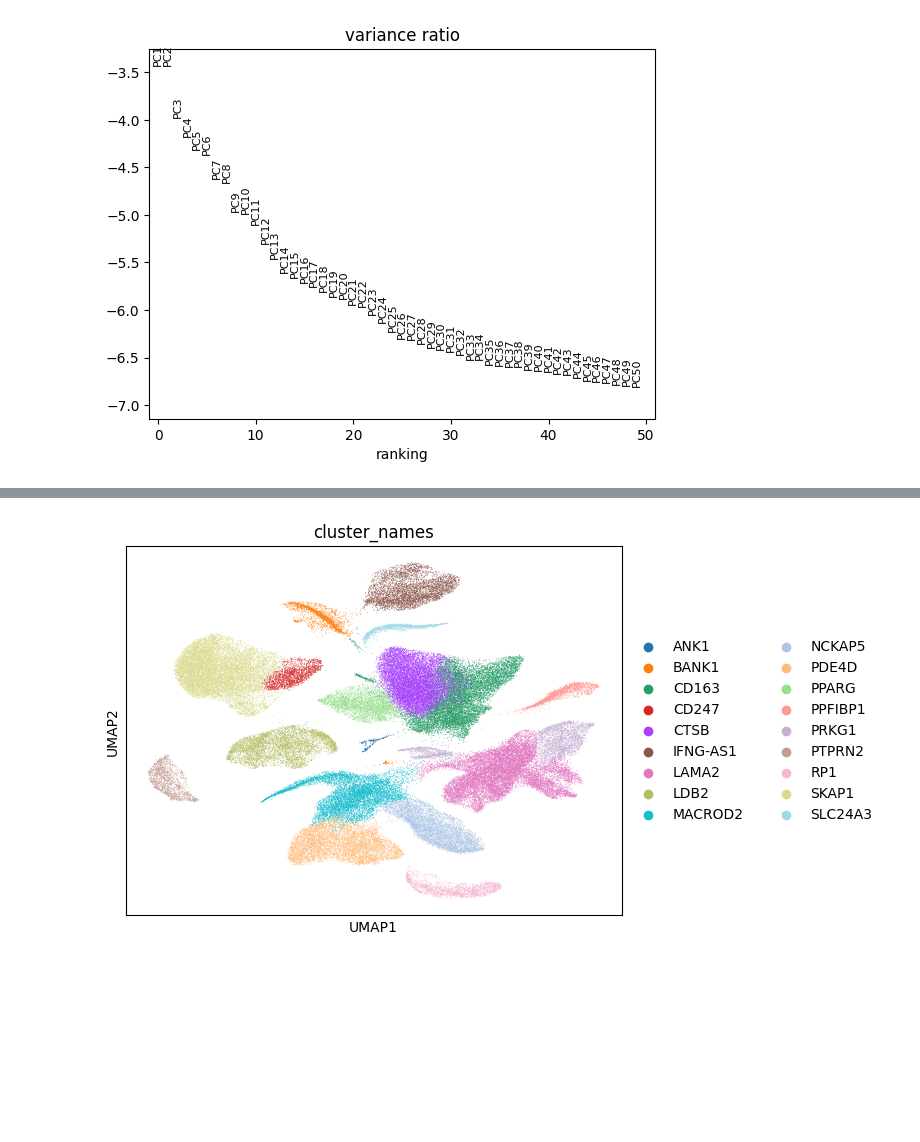
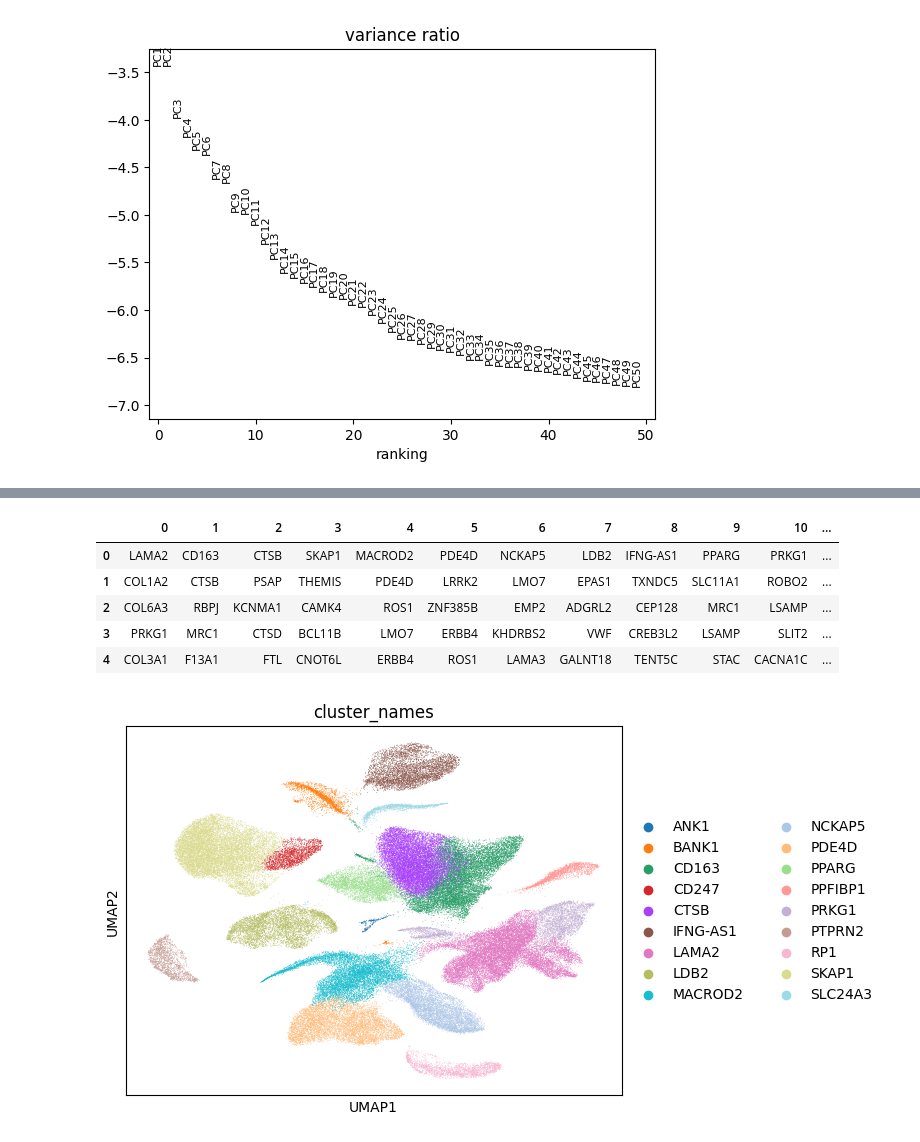
Before and after one commit to GrigorisPapapostolou/Bioinformatics_Project, a Jupyter notebook: main.ipynb, the cells around one changed output, grey strips where cells are left out. Saved outputs shown, nothing was run; the diff lists cells and outputs as text; code cells hidden in the pictures; blank space fills up the shorter version.

```diff
--- a/main.ipynb
+++ b/main.ipynb
@@ -63,4 +50,4 @@ The AnnData object is a fundamental data structure in Scanpy and is used for sto
 # %%
 # adata.write_h5ad('./processed_datasets/initial_dataset.h5ad')
 # %%
-adata = sc.read_h5ad('initial_dataset.h5ad')
+adata = sc.read_h5ad('./processed_datasets/initial_dataset.h5ad')
@@ -354,7 +335,7 @@ adata.write_h5ad('normalized_dataset.h5ad')
 
 Principal Component Analysis (PCA) is a statistical technique used to **reduce the dimensionality** of a dataset while **retaining as much variability as possible**. This is achieved by transforming the original variables into a new set of variables, which are orthogonal (as each principal component is uncorrelated with the others) and are ordered so that the first few retain most of the variation present in all of the original variables.
 # %%
-adata = sc.read_h5ad('normalized_dataset.h5ad')
+adata = sc.read_h5ad('./processed_datasets/normalized_dataset.h5ad')
 # %%
 # Performs PCA on the dataset to reduce dimensionality
 
@@ -435,7 +373,0 @@ model.save('./model.model')
-# %%
-# After training, the latent space representation (useful for visualization and clustering) is stored in adata.obsm, and normalized gene expression values are stored in adata.layers.
-
-adata.obsm['X_scVI'] = model.get_latent_representation()
-adata.layers['scvi_normalized'] = model.get_normalized_expression(library_size = 1e4)
-# %% [output]
-[figure, removed]
@@ -451,0 +378,22 @@ sc.pl.umap(adata, color = ['leiden', 'Sample'], frameon = False)
+# %%
+# Extracting Results
+
+results = adata.uns['rank_genes_groups']
+groups = results['names'].dtype.names
+top_genes = pd.DataFrame({group: results['names'][group] for group in groups})
+top_genes.head()
+# %% [output]
+|  | 0 | 1 | 2 | 3 | 4 | 5 | 6 | 7 | 8 | 9 | 10 | ... |
+| 0 | LAMA2 | CD163 | CTSB | SKAP1 | MACROD2 | PDE4D | NCKAP5 | LDB2 | IFNG-AS1 | PPARG | PRKG1 | ... |
+| 1 | COL1A2 | CTSB | PSAP | THEMIS | PDE4D | LRRK2 | LMO7 | EPAS1 | TXNDC5 | SLC11A1 | ROBO2 | ... |
+| 2 | COL6A3 | RBPJ | KCNMA1 | CAMK4 | ROS1 | ZNF385B | EMP2 | ADGRL2 | CEP128 | MRC1 | LSAMP | ... |
+| 3 | PRKG1 | MRC1 | CTSD | BCL11B | LMO7 | ERBB4 | KHDRBS2 | VWF | CREB3L2 | LSAMP | SLIT2 | ... |
+| 4 | COL3A1 | F13A1 | FTL | CNOT6L | ERBB4 | ROS1 | LAMA3 | GALNT18 | TENT5C | STAC | CACNA1C | ... |
+# %%
+# Replace cluster numbers with names
+adata.obs['cluster_names'] = adata.obs['leiden'].map(top_genes.iloc[0].to_dict())
+
+# Visualize the UMAP with new cluster names
+sc.pl.umap(adata, color=['cluster_names'])
+# %% [output]
+[figure, added]
```
Also changed, not shown: parts of 21 cells of this notebook.
